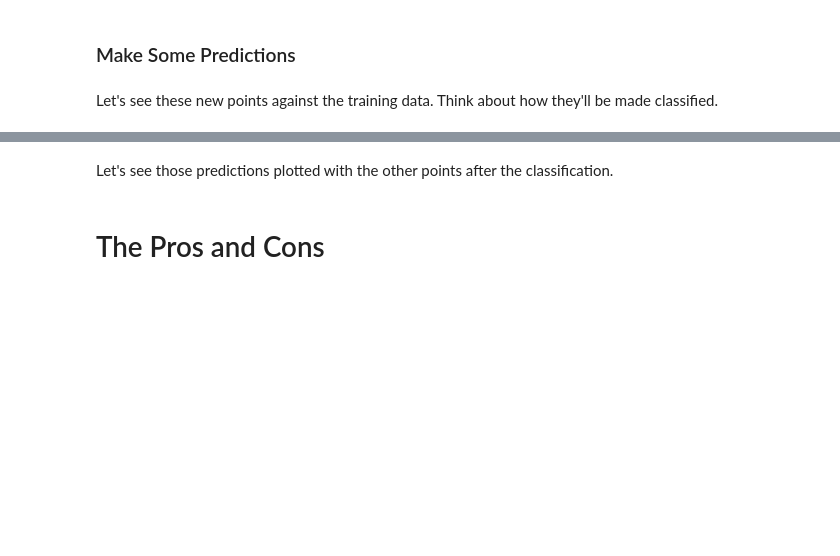
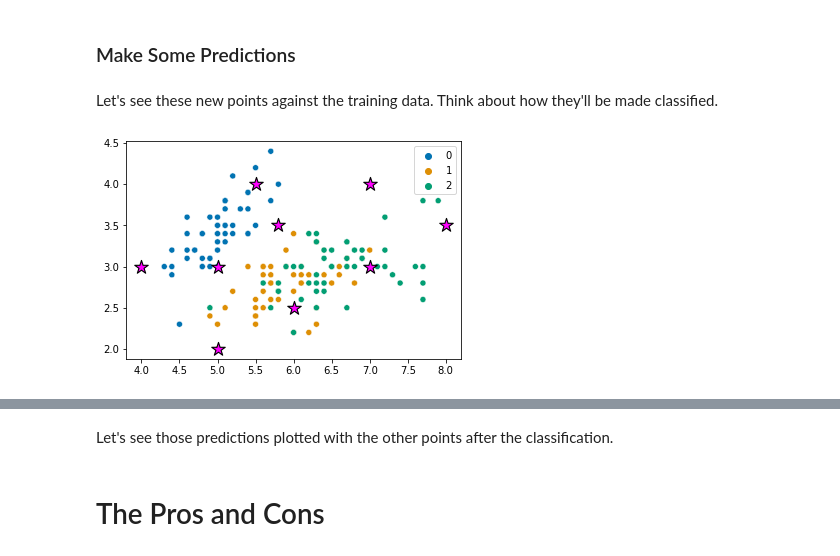
Before and after one commit to smashley-eakland/ds-k-nearest_neighbors-kbo33, a Jupyter notebook: knn.ipynb, the cells around one changed output, grey strips where cells are left out. Cells and saved outputs as stored; diff of their text form; code cells hidden in the pictures; blank space fills up the shorter version.

```diff
--- a/knn.ipynb
+++ b/knn.ipynb
@@ -94,10 +120,12 @@ Let's see these new points against the training data. Think about how they'll be
 # %%
 f, ax = plt.subplots()
 
 sns.scatterplot(x=X[:, 0], y=X[:, 1], ax=ax, hue=y, palette='colorblind')
 sns.scatterplot(x=pred_pts[:, 0], ax=ax, y=pred_pts[:, 1], marker="*",
                 s=200, edgecolor='black', color='magenta')
-ax.get_legend().remove()
+ax.get_legend();
+# %% [output]
+[figure, added]
 # %%
 # Make predictions
 pred_y = neigh.predict(pred_pts)
```
Also changed, not shown: parts of 33 cells of this notebook.
